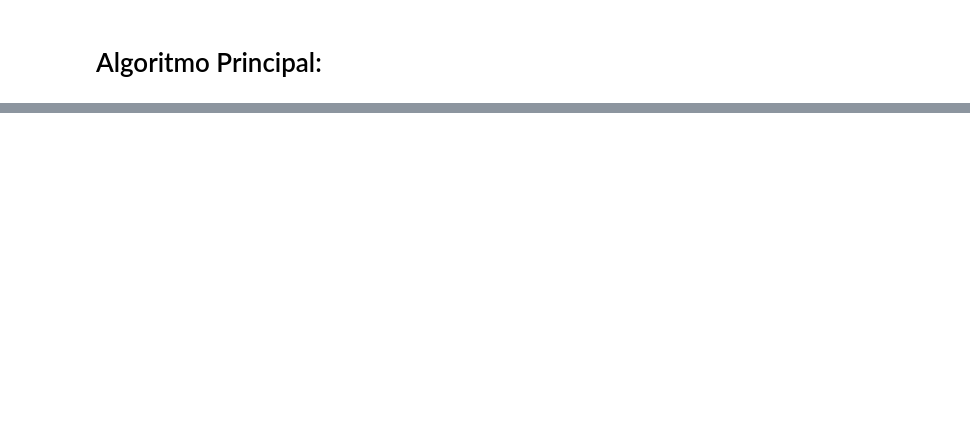
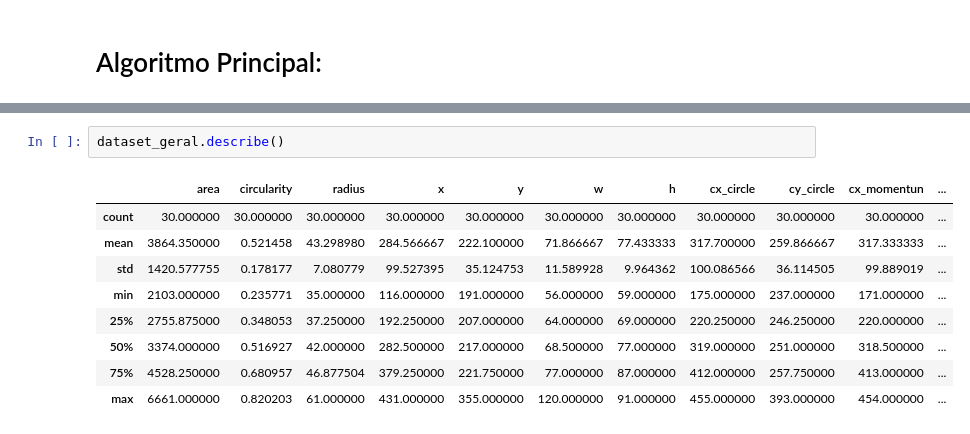
Before and after one commit to Gus-1003/ISD-invention, a Jupyter notebook: Pesquisa/4_Teste_Massivo_Modularizado.ipynb, the cells around one changed output, grey strips where cells are left out. Drawn from its saved outputs; the diff is of its cells as text; blank space fills up the shorter version.

```diff
--- a/Pesquisa/4_Teste_Massivo_Modularizado.ipynb
+++ b/Pesquisa/4_Teste_Massivo_Modularizado.ipynb
@@ -576,0 +617,12 @@ dataset_geral
+# %%
+dataset_geral.describe()
+# %% [output]
+|  | area | circularity | radius | x | y | w | h | cx_circle | cy_circle | cx_momentun | ... |
+| count | 30.000000 | 30.000000 | 30.000000 | 30.000000 | 30.000000 | 30.000000 | 30.000000 | 30.000000 | 30.000000 | 30.000000 | ... |
+| mean | 3864.350000 | 0.521458 | 43.298980 | 284.566667 | 222.100000 | 71.866667 | 77.433333 | 317.700000 | 259.866667 | 317.333333 | ... |
+| std | 1420.577755 | 0.178177 | 7.080779 | 99.527395 | 35.124753 | 11.589928 | 9.964362 | 100.086566 | 36.114505 | 99.889019 | ... |
+| min | 2103.000000 | 0.235771 | 35.000000 | 116.000000 | 191.000000 | 56.000000 | 59.000000 | 175.000000 | 237.000000 | 171.000000 | ... |
+| 25% | 2755.875000 | 0.348053 | 37.250000 | 192.250000 | 207.000000 | 64.000000 | 69.000000 | 220.250000 | 246.250000 | 220.000000 | ... |
+| 50% | 3374.000000 | 0.516927 | 42.000000 | 282.500000 | 217.000000 | 68.500000 | 77.000000 | 319.000000 | 251.000000 | 318.500000 | ... |
+| 75% | 4528.250000 | 0.680957 | 46.877504 | 379.250000 | 221.750000 | 77.000000 | 87.000000 | 412.000000 | 257.750000 | 413.000000 | ... |
+| max | 6661.000000 | 0.820203 | 61.000000 | 431.000000 | 355.000000 | 120.000000 | 91.000000 | 455.000000 | 393.000000 | 454.000000 | ... |
```
Also changed, not shown: parts of 19 cells of this notebook.
